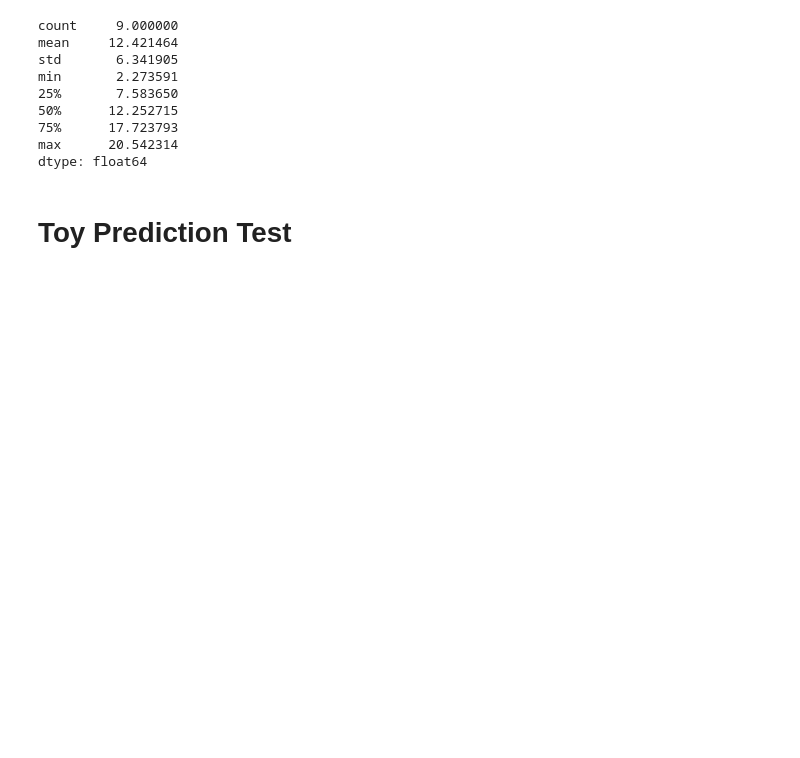
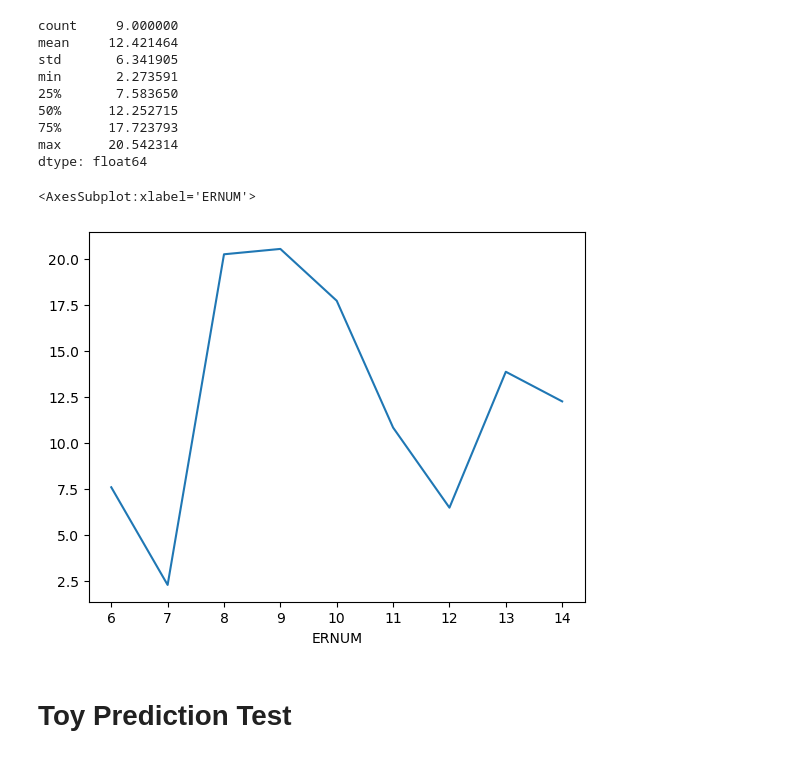
Before and after one commit to layoups/post-earnings-returns, a Jupyter notebook: tsfea_test.ipynb, the cells around one changed output. Drawn from its saved outputs; the diff is of its cells as text; code cells hidden in the pictures; blank space fills up the shorter version.

```diff
--- a/tsfea_test.ipynb
+++ b/tsfea_test.ipynb
@@ -226,6 +269,11 @@ min       2.273591
 75%      17.723793
 max      20.542314
 dtype: float64
+# %%
+all_ret_expanding.plot()
+# %% [output]
+<AxesSubplot:xlabel='ERNUM'>
+[figure, added]
 # %% [markdown]
 # Toy Prediction Test
 # %%
```
Also changed, not shown: parts of 3 cells of this notebook.
